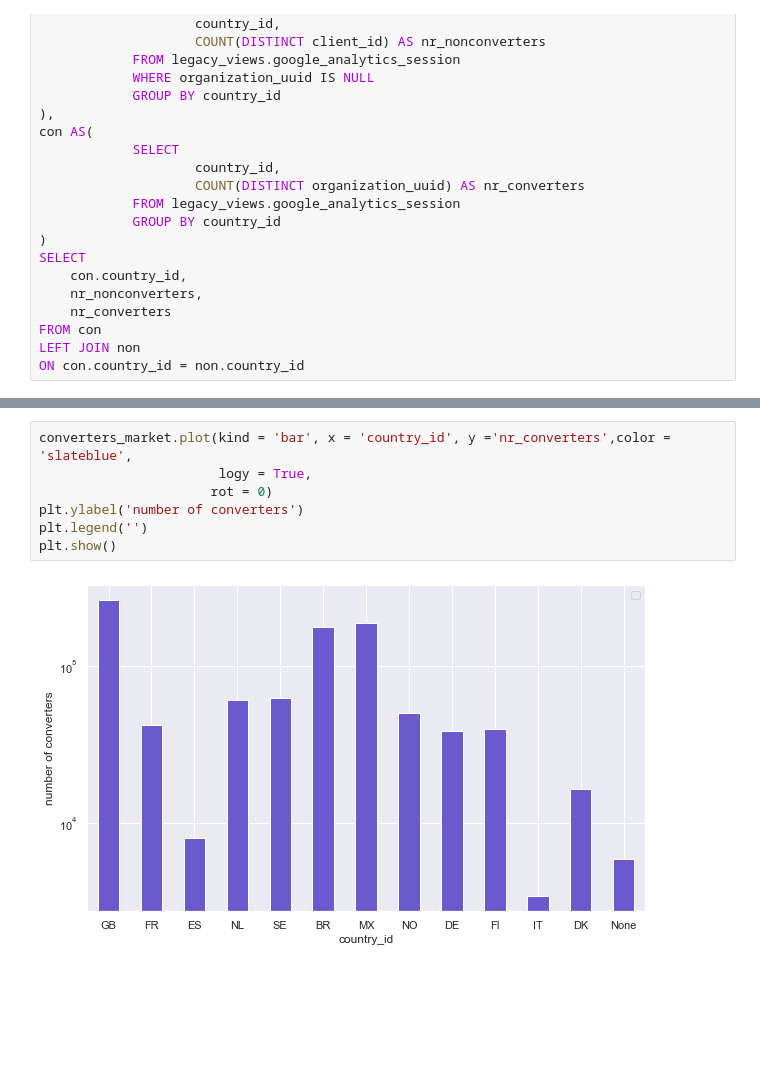
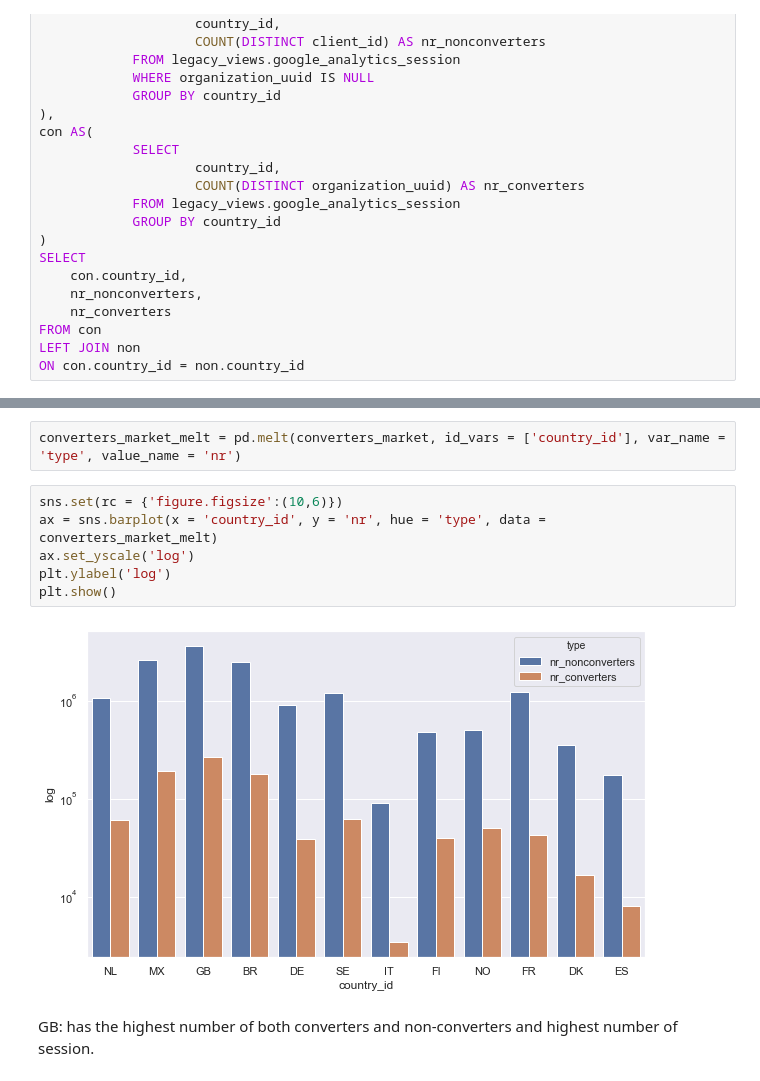
Before and after one commit to TrangTranNgoc/PrMarketingAttribution, a Jupyter notebook: exploration/Google Analytic Exploration.ipynb, the cells around one changed output, grey strips where cells are left out. Saved outputs shown, nothing was run; the diff lists cells and outputs as text; blank space fills up the shorter version.

```diff
--- a/exploration/Google Analytic Exploration.ipynb
+++ b/exploration/Google Analytic Exploration.ipynb
@@ -413,9 +450,12 @@ plt.show()
-# %%
-converters_market.plot(kind = 'bar', x = 'country_id', y ='nr_converters',color = 'slateblue',
-                       logy = True,
-                      rot = 0)
-plt.ylabel('number of converters')
-plt.legend('')
-plt.show()
-# %% [output]
-[figure, removed]
+# %%
+converters_market_melt = pd.melt(converters_market, id_vars = ['country_id'], var_name = 'type', value_name = 'nr')
+# %%
+sns.set(rc = {'figure.figsize':(10,6)})
+ax = sns.barplot(x = 'country_id', y = 'nr', hue = 'type', data = converters_market_melt)
+ax.set_yscale('log')
+plt.ylabel('log')
+plt.show()
+# %% [output]
+[figure, added]
+# %% [markdown]
+GB: has the highest number of both converters and non-converters and highest number of session.
```
Also changed, not shown: parts of 34 cells of this notebook.
